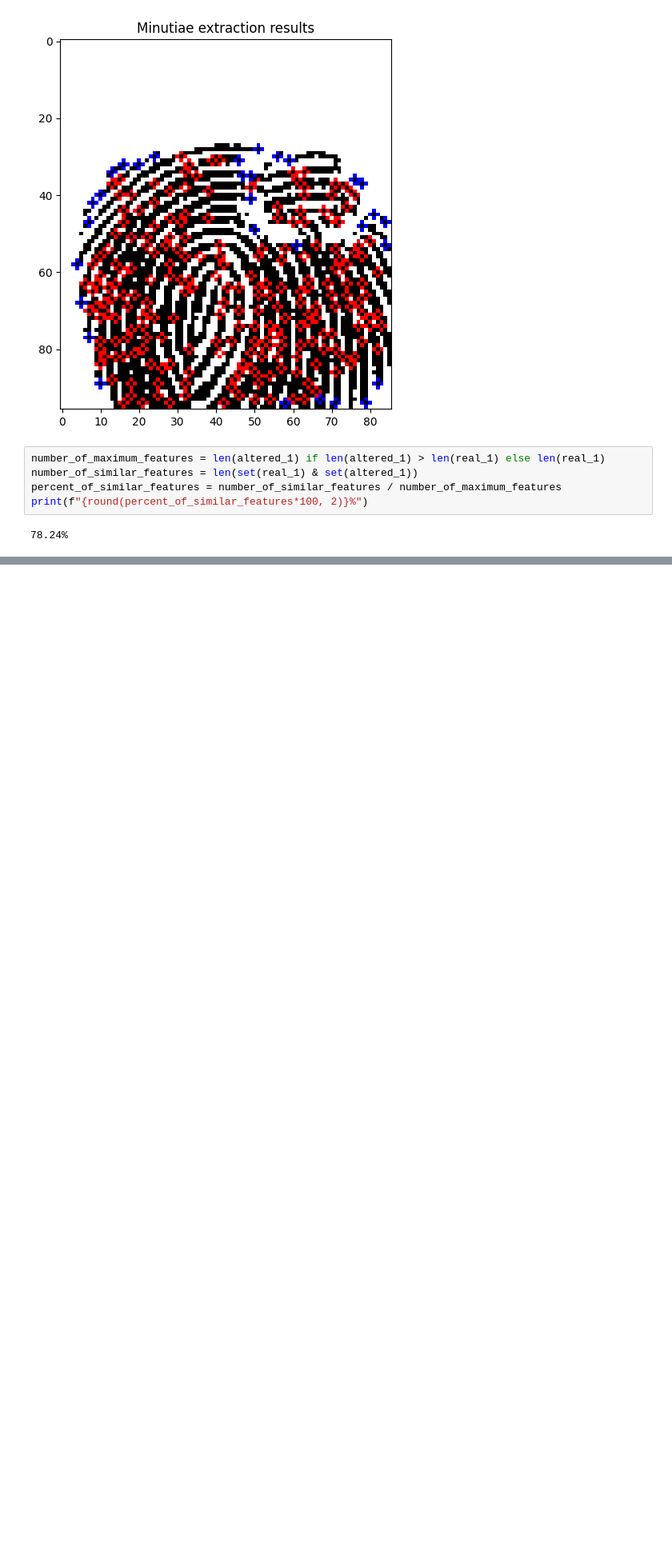
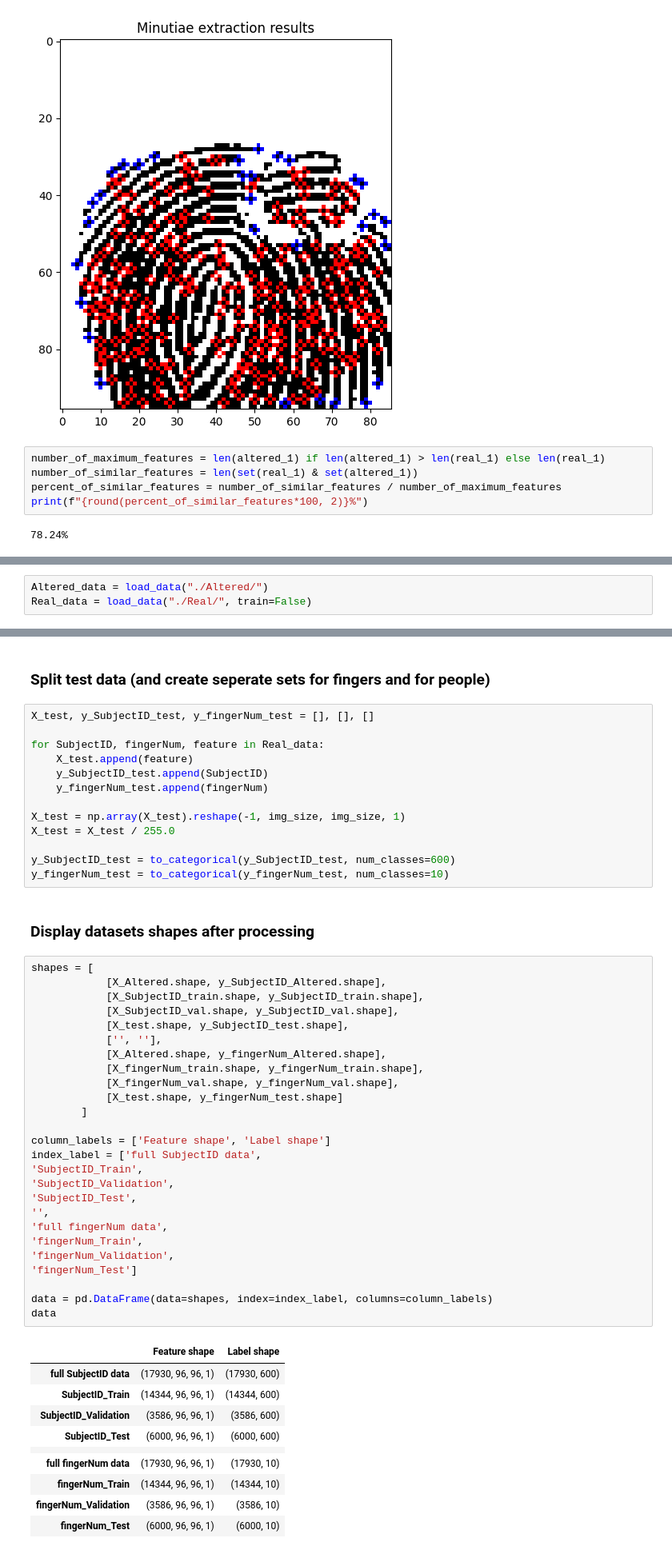
Before and after one commit to Kludi99/Fingerprints, a Jupyter notebook: MinutiaesRecognition.ipynb, the cells around one changed output, grey strips where cells are left out. Shown: that part at 80% size. Saved outputs shown, nothing was run; the diff lists cells and outputs as text; blank space fills up the shorter version.

```diff
--- a/MinutiaesRecognition.ipynb
+++ b/MinutiaesRecognition.ipynb
@@ -318,0 +366,3 @@ print(f"{round(percent_of_similar_features*100, 2)}%")
+# %%
+Altered_data = load_data("./Altered/")
+Real_data = load_data("./Real/", train=False)
@@ -318,0 +391,54 @@ print(f"{round(percent_of_similar_features*100, 2)}%")
+# %% [markdown]
+### Split test data (and create seperate sets for fingers and for people)
+# %%
+X_test, y_SubjectID_test, y_fingerNum_test = [], [], []
+
+for SubjectID, fingerNum, feature in Real_data:
+    X_test.append(feature)
+    y_SubjectID_test.append(SubjectID)
+    y_fingerNum_test.append(fingerNum)
+
+X_test = np.array(X_test).reshape(-1, img_size, img_size, 1)
+X_test = X_test / 255.0
+
+y_SubjectID_test = to_categorical(y_SubjectID_test, num_classes=600)
+y_fingerNum_test = to_categorical(y_fingerNum_test, num_classes=10)
+# %% [markdown]
+### Display datasets shapes after processing
+# %%
+shapes = [
+            [X_Altered.shape, y_SubjectID_Altered.shape],
+            [X_SubjectID_train.shape, y_SubjectID_train.shape],
+            [X_SubjectID_val.shape, y_SubjectID_val.shape],
+            [X_test.shape, y_SubjectID_test.shape],
+            ['', ''],
+            [X_Altered.shape, y_fingerNum_Altered.shape],
+            [X_fingerNum_train.shape, y_fingerNum_train.shape],
+            [X_fingerNum_val.shape, y_fingerNum_val.shape],
+            [X_test.shape, y_fingerNum_test.shape]
+        ]
+
+column_labels = ['Feature shape', 'Label shape']
+index_label = ['full SubjectID data',
+'SubjectID_Train',
+'SubjectID_Validation',
+'SubjectID_Test',
+'',
+'full fingerNum data',
+'fingerNum_Train',
+'fingerNum_Validation',
+'fingerNum_Test']
+
+data = pd.DataFrame(data=shapes, index=index_label, columns=column_labels)
+data
+# %% [output]
+|  | Feature shape | Label shape |
+| full SubjectID data | (17930, 96, 96, 1) | (17930, 600) |
+| SubjectID_Train | (14344, 96, 96, 1) | (14344, 600) |
+| SubjectID_Validation | (3586, 96, 96, 1) | (3586, 600) |
+| SubjectID_Test | (6000, 96, 96, 1) | (6000, 600) |
+|  |  |  |
+| full fingerNum data | (17930, 96, 96, 1) | (17930, 10) |
+| fingerNum_Train | (14344, 96, 96, 1) | (14344, 10) |
+| fingerNum_Validation | (3586, 96, 96, 1) | (3586, 10) |
+| fingerNum_Test | (6000, 96, 96, 1) | (6000, 10) |
```
Also changed, not shown: parts of 19 cells of this notebook, 2 other files.
